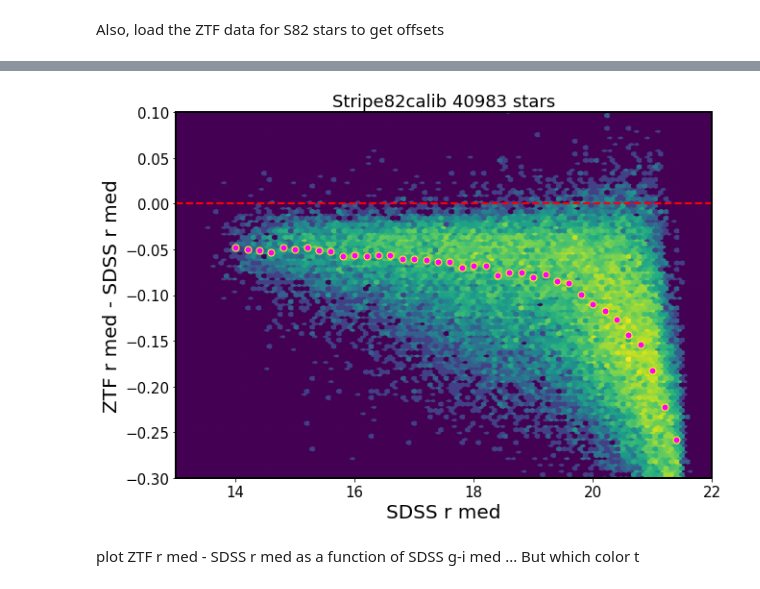
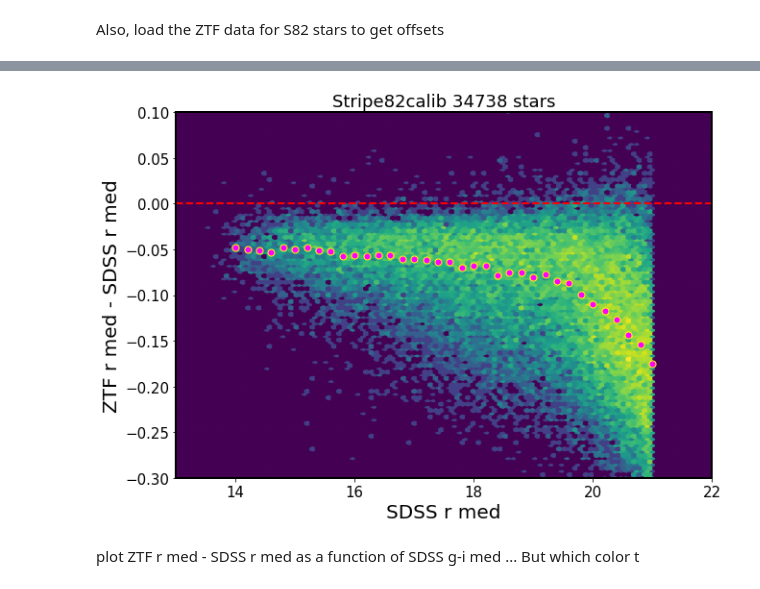
Before and after one commit to suberlak/PS1_SDSS_CRTS, a Jupyter notebook: code2/Get_ZTF_quasar_data.ipynb, the cells around one changed output, grey strips where cells are left out. Saved outputs shown, nothing was run; the diff lists cells and outputs as text; code cells hidden in the pictures.

```diff
--- a/code2/Get_ZTF_quasar_data.ipynb
+++ b/code2/Get_ZTF_quasar_data.ipynb
@@ -98,7 +98,7 @@ Table masked=True length=5
 | 17124 | 0.129421 | -15.154666 | 129 | 308.5052185 | -1.0881032 | 439209100005332 | 308.5052091 | -1.0880685 | 439 | 9 | 1 | ... |
 | 17179 | 0.029782 | 44.504903 | 162 | 308.5557861 | -1.1127189 | 439209100005806 | 308.5557919 | -1.112713 | 439 | 9 | 1 | ... |
 # %%
-m = ztf_sdss['rmed'] < 22
+m = ztf_sdss['rmed'] < 21
 data = ztf_sdss[m]
 
 # check how s82 r-band compares to ps1 dr2 detections r-band -
@@ -112,34 +112,34 @@ y = data['medianmag'].data - data['rmed'].data
 image = ax.hexbin(x,y,  extent=(13,22,-0.3,.1),
          bins='log')
 # plot the medians too ..
 xlim = ax.get_xlim()
 min_x, max_x , step_size = 14,21.5, 0.2
 mean_x = np.arange(min_x, max_x+step_size , step_size)
 dx = 0.5 * step_size
 median_y = np.zeros(len(mean_x))
 #median_y_err = np.zeros(len(mean_x))
 ylim = ax.get_ylim()
 ymin, ymax = ylim[0],ylim[1]
 
 for j in range(len(median_y)):
     # take points that are within desired x_data limits for each bin
     # i.e. marginalize along y ( stack vertically)
     mask1=  ((mean_x[j] - dx) < x) & (x<  (mean_x[j] + dx))
     mask2 =  (ymin<y)&(y<ymax)
     median_y[j] = np.median(y[mask1&mask2])
    #median_y_err[j] = np.std(y[mask]) * np.sqrt(np.pi / 2*np.sum(mask))
     # formula 3.38 , yellow book
 ax.axhline(0, lw=2,ls='--',c='r')
 ax.scatter(mean_x[:-1], median_y[:-1], c = 'magenta', edgecolor='yellow',
           s=50)
 ax.set_xlabel('SDSS r med')
 ax.set_ylabel('ZTF r med - SDSS r med')
 #plt.colorbarimage)
 ax.set_title('Stripe82calib ' + str(len(x)) + ' stars')
 plt.savefig('ZTF_DR1_SDSS_Stripe82Calib.png',
            bbox_inches='tight', dpi=100)
 # %% [output]
-[figure, old version]
+[figure, new version]
 # %% [markdown]
 plot ZTF r med - SDSS r med as a function of SDSS g-i med ...   But which color t
 # %% [markdown]
```
Also changed, not shown: parts of 8 cells of this notebook.
